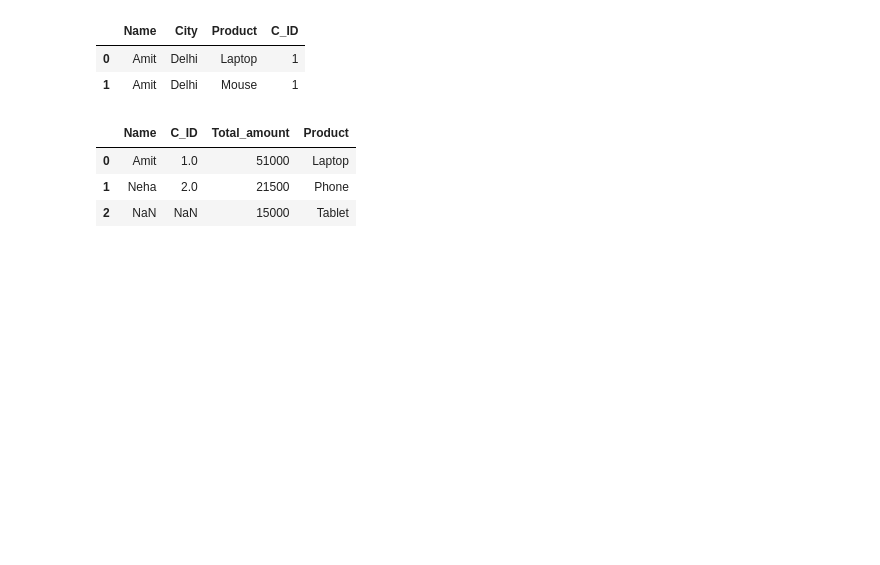
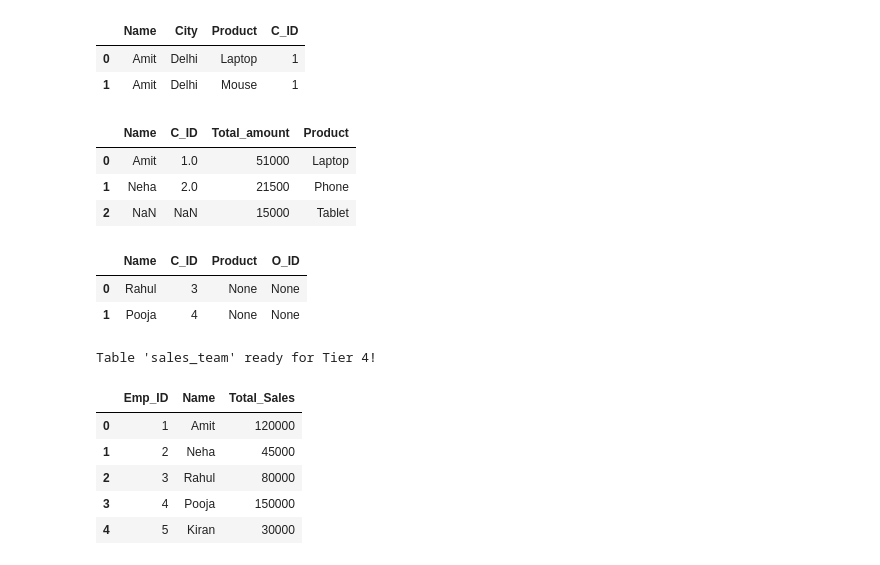
Before and after one commit to Visky-02/Data-Science-Practice, a Jupyter notebook: Untitled Folder/sql2.ipynb, the cells around one changed output. Saved outputs shown, nothing was run; the diff lists cells and outputs as text; code cells hidden in the pictures; blank space fills up the shorter version.

Commit message:
Mastered SQL CASE WHEN & Joins,explored Subqueries, and conquered 30 Q Python+SQL Mix Drill

```diff
--- a/Untitled Folder/sql2.ipynb
+++ b/Untitled Folder/sql2.ipynb
@@ -263,3 +263,42 @@ pd.read_sql_query(query14,conn)
 | 0 | Amit | 1.0 | 51000 | Laptop |
 | 1 | Neha | 2.0 | 21500 | Phone |
 | 2 | NaN | NaN | 15000 | Tablet |
+# %%
+query15="""
+SELECT customers.Name,customers.C_ID,orders.Product,orders.O_ID
+FROM customers
+LEFT JOIN orders
+ON customers.C_ID=orders.C_ID
+WHERE orders.O_ID IS NULL
+"""
+pd.read_sql_query(query15,conn)
+# %% [output]
+|  | Name | C_ID | Product | O_ID |
+| 0 | Rahul | 3 | None | None |
+| 1 | Pooja | 4 | None | None |
+# %%
+import pandas as pd
+import sqlite3
+
+# Naya data for CASE WHEN Practice
+data_sales = {
+    'Emp_ID': [1, 2, 3, 4, 5],
+    'Name': ['Amit', 'Neha', 'Rahul', 'Pooja', 'Kiran'],
+    'Total_Sales': [120000, 45000, 80000, 150000, 30000]
+}
+
+df_sales = pd.DataFrame(data_sales)
+conn = sqlite3.connect(':memory:')
+df_sales.to_sql('sales_team', conn, index=False)
+print("Table 'sales_team' ready for Tier 4!")
+# %% [output]
+Table 'sales_team' ready for Tier 4!
+# %%
+df_sales
+# %% [output]
+|  | Emp_ID | Name | Total_Sales |
+| 0 | 1 | Amit | 120000 |
+| 1 | 2 | Neha | 45000 |
+| 2 | 3 | Rahul | 80000 |
+| 3 | 4 | Pooja | 150000 |
+| 4 | 5 | Kiran | 30000 |
```
Also changed, not shown: parts of 15 cells of this notebook.
